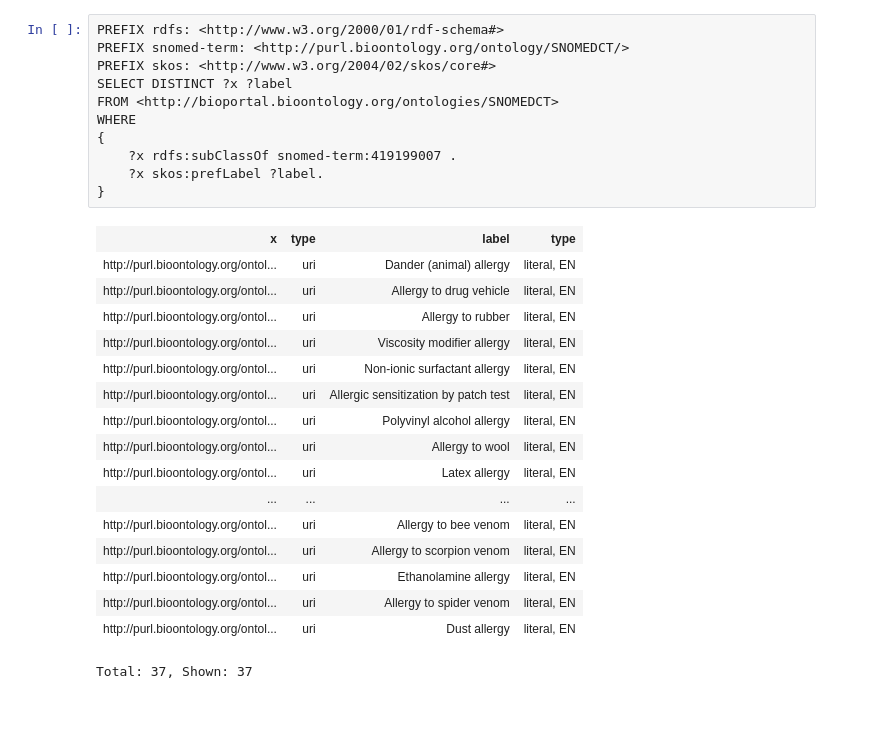
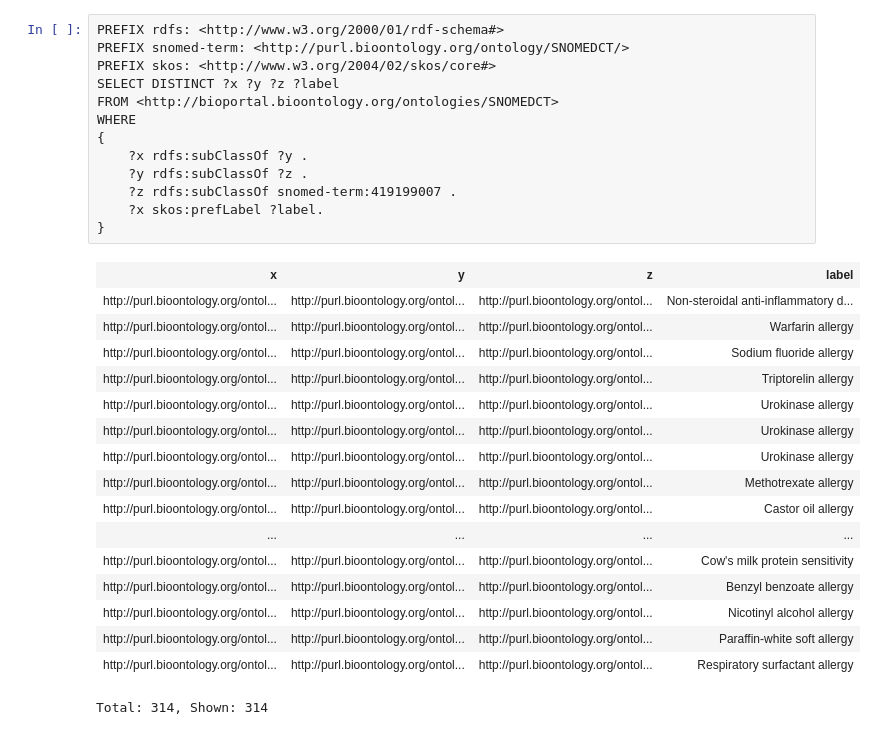
Before and after one commit to RQuispeC/fun-with-allergies, a Jupyter notebook: ontology/allergy-ontology.ipynb, the cells around one changed output. Cells and saved outputs as stored; diff of their text form.

```diff
--- a/ontology/allergy-ontology.ipynb
+++ b/ontology/allergy-ontology.ipynb
@@ -74,29 +73,31 @@ Total: 38, Shown: 38
 # %%
 PREFIX rdfs: <http://www.w3.org/2000/01/rdf-schema#>
 PREFIX snomed-term: <http://purl.bioontology.org/ontology/SNOMEDCT/>
 PREFIX skos: <http://www.w3.org/2004/02/skos/core#>
-SELECT DISTINCT ?x ?label
+SELECT DISTINCT ?x ?y ?z ?label
 FROM <http://bioportal.bioontology.org/ontologies/SNOMEDCT>
 WHERE
 {
-    ?x rdfs:subClassOf snomed-term:419199007 .
+    ?x rdfs:subClassOf ?y .
+    ?y rdfs:subClassOf ?z .
+    ?z rdfs:subClassOf snomed-term:419199007 .
     ?x skos:prefLabel ?label.
 }
 # %% [output]
-| x | type | label | type |
-| http://purl.bioontology.org/ontol... | uri | Dander (animal) allergy | literal, EN |
-| http://purl.bioontology.org/ontol... | uri | Allergy to drug vehicle | literal, EN |
-| http://purl.bioontology.org/ontol... | uri | Allergy to rubber | literal, EN |
-| http://purl.bioontology.org/ontol... | uri | Viscosity modifier allergy | literal, EN |
-| http://purl.bioontology.org/ontol... | uri | Non-ionic surfactant allergy | literal, EN |
-| http://purl.bioontology.org/ontol... | uri | Allergic sensitization by patch test | literal, EN |
-| http://purl.bioontology.org/ontol... | uri | Polyvinyl alcohol allergy | literal, EN |
-| http://purl.bioontology.org/ontol... | uri | Allergy to wool | literal, EN |
-| http://purl.bioontology.org/ontol... | uri | Latex allergy | literal, EN |
+| x | y | z | label |
+| http://purl.bioontology.org/ontol... | http://purl.bioontology.org/ontol... | http://purl.bioontology.org/ontol... | Non-steroidal anti-inflammatory d... |
+| http://purl.bioontology.org/ontol... | http://purl.bioontology.org/ontol... | http://purl.bioontology.org/ontol... | Warfarin allergy |
+| http://purl.bioontology.org/ontol... | http://purl.bioontology.org/ontol... | http://purl.bioontology.org/ontol... | Sodium fluoride allergy |
+| http://purl.bioontology.org/ontol... | http://purl.bioontology.org/ontol... | http://purl.bioontology.org/ontol... | Triptorelin allergy |
+| http://purl.bioontology.org/ontol... | http://purl.bioontology.org/ontol... | http://purl.bioontology.org/ontol... | Urokinase allergy |
+| http://purl.bioontology.org/ontol... | http://purl.bioontology.org/ontol... | http://purl.bioontology.org/ontol... | Urokinase allergy |
+| http://purl.bioontology.org/ontol... | http://purl.bioontology.org/ontol... | http://purl.bioontology.org/ontol... | Urokinase allergy |
+| http://purl.bioontology.org/ontol... | http://purl.bioontology.org/ontol... | http://purl.bioontology.org/ontol... | Methotrexate allergy |
+| http://purl.bioontology.org/ontol... | http://purl.bioontology.org/ontol... | http://purl.bioontology.org/ontol... | Castor oil allergy |
 | ... | ... | ... | ... |
-| http://purl.bioontology.org/ontol... | uri | Allergy to bee venom | literal, EN |
-| http://purl.bioontology.org/ontol... | uri | Allergy to scorpion venom | literal, EN |
-| http://purl.bioontology.org/ontol... | uri | Ethanolamine allergy | literal, EN |
-| http://purl.bioontology.org/ontol... | uri | Allergy to spider venom | literal, EN |
-| http://purl.bioontology.org/ontol... | uri | Dust allergy | literal, EN |
+| http://purl.bioontology.org/ontol... | http://purl.bioontology.org/ontol... | http://purl.bioontology.org/ontol... | Cow's milk protein sensitivity |
+| http://purl.bioontology.org/ontol... | http://purl.bioontology.org/ontol... | http://purl.bioontology.org/ontol... | Benzyl benzoate allergy |
+| http://purl.bioontology.org/ontol... | http://purl.bioontology.org/ontol... | http://purl.bioontology.org/ontol... | Nicotinyl alcohol allergy |
+| http://purl.bioontology.org/ontol... | http://purl.bioontology.org/ontol... | http://purl.bioontology.org/ontol... | Paraffin-white soft allergy |
+| http://purl.bioontology.org/ontol... | http://purl.bioontology.org/ontol... | http://purl.bioontology.org/ontol... | Respiratory surfactant allergy |
-Total: 37, Shown: 37
+Total: 314, Shown: 314
```
Also changed, not shown: parts of 7 cells of this notebook.
